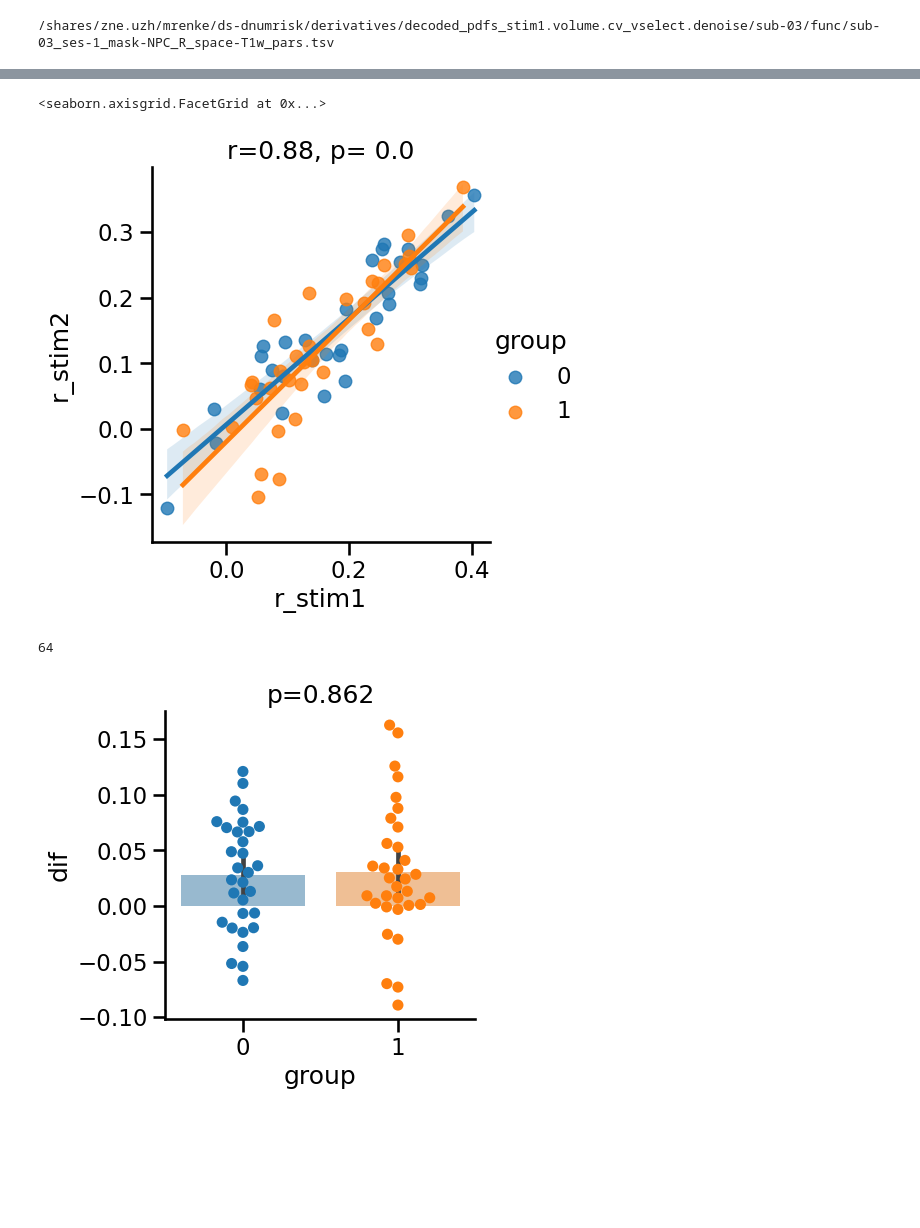
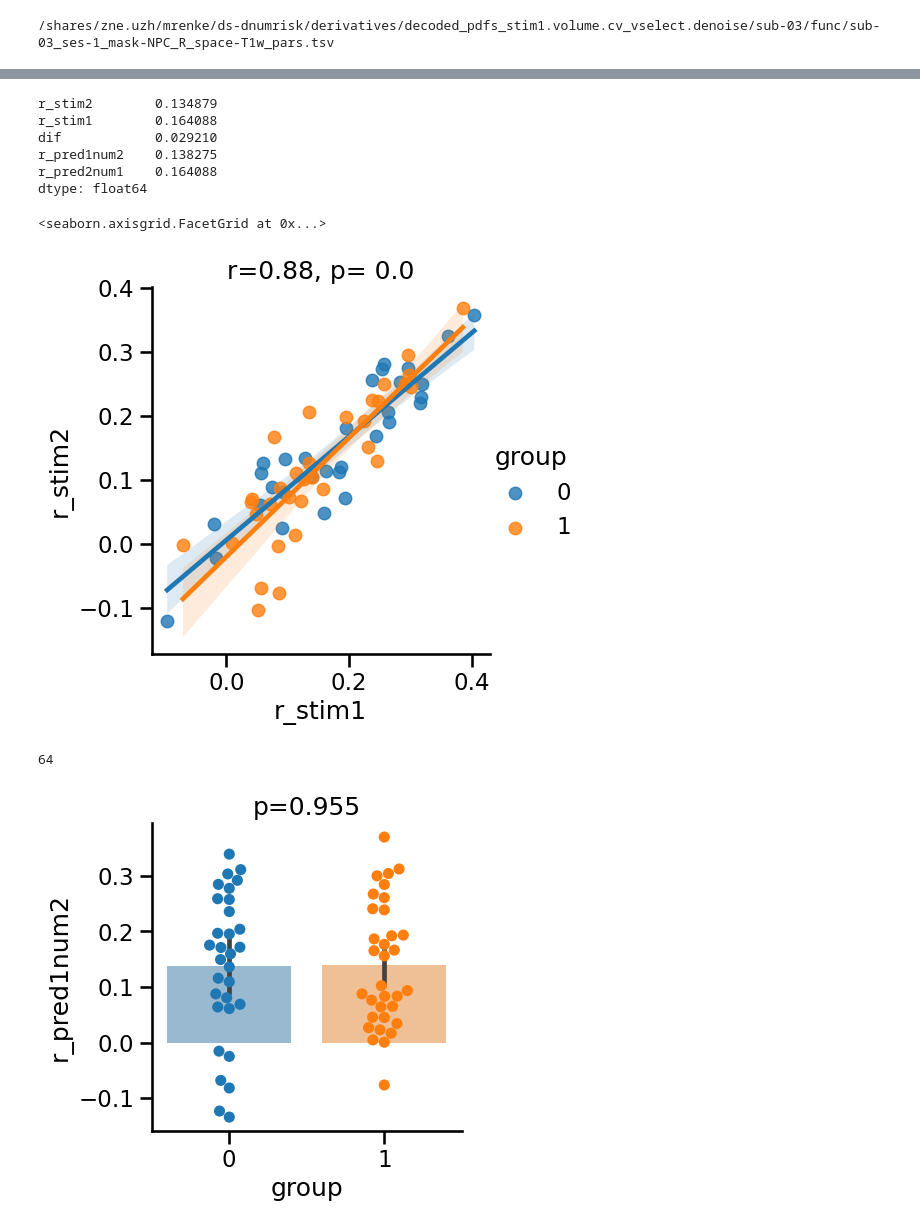
Before and after one commit to mrenke/numrisk, a Jupyter notebook: numrisk/neural_general/ana_nPRF-stim2_cluster.ipynb, the cells around one changed output, grey strips where cells are left out. Saved outputs shown, nothing was run; the diff lists cells and outputs as text; code cells hidden in the pictures; blank space fills up the shorter version.

Commit message:
stim2 decode results ana

```diff
--- a/numrisk/neural_general/ana_nPRF-stim2_cluster.ipynb
+++ b/numrisk/neural_general/ana_nPRF-stim2_cluster.ipynb
@@ -42,6 +54,10 @@ r_stim2 = r.groupby(['subject','group'])['r'].mean()
 # %% [output]
 /shares/zne.uzh/mrenke/ds-dnumrisk/derivatives/decoded_pdfs_stim2.volume.cv_vselect.denoise/sub-03/func/sub-03_ses-1_mask-NPC_R_space-T1w_pars.tsv
 /shares/zne.uzh/mrenke/ds-dnumrisk/derivatives/decoded_pdfs_stim2.volume.cv_vselect.denoise/sub-21/func/sub-21_ses-1_mask-NPC_R_space-T1w_pars.tsv
+# %%
+# correlate predicted from stim2 with num from stim1
+r_21 = pred_stim2.groupby(['subject', 'group']).apply(lambda d: pg.corr(d['E'], d[f'log(n1)']))
+r_21 = r_21.groupby(['subject','group'])['r'].mean()
 # %%
 n_stim = 1
 
@@ -54,4 +70,8 @@ r = pred_stim2.groupby(['subject', 'group']).apply(lambda d: pg.corr(d['E'], d[f
 r_stim1 = r.groupby(['subject','group'])['r'].mean()
 # %% [output]
 /shares/zne.uzh/mrenke/ds-dnumrisk/derivatives/decoded_pdfs_stim1.volume.cv_vselect.denoise/sub-03/func/sub-03_ses-1_mask-NPC_R_space-T1w_pars.tsv
+# %%
+# correlate predicted from stim2 with num from stim1
+r_12 = pred_stim1.groupby(['subject', 'group']).apply(lambda d: pg.corr(d['E'], d[f'log(n2)']))
+r_12 = r_12.groupby(['subject','group'])['r'].mean()
 # %%
@@ -75,8 +95,19 @@ print(len(temp))
 rs = pd.DataFrame(r_stim2).rename(columns ={'r':'r_stim2'}).join(pd.DataFrame(r_stim1).rename(columns ={'r':'r_stim1'}))
 
 rs['dif'] = rs['r_stim1'] - rs['r_stim2']
+# %%
+rs_ = pd.DataFrame(r_12).rename(columns ={'r':'r_pred1num2'}).join(pd.DataFrame(r_21).rename(columns ={'r':'r_pred2num1'}))
+
+df_comb = rs.join(rs_)
+df_comb.mean(axis=0)
+# %% [output]
+r_stim2        0.134879
+r_stim1        0.164088
+dif            0.029210
+r_pred1num2    0.138275
+r_pred2num1    0.164088
+dtype: float64
 # %%
-df_comb = rs
 
 y_var = 'r_stim2'
 x_var = 'r_stim1'
@@ -89,21 +120,21 @@ fig = sns.lmplot(x=x_var, y=y_var, data=df_comb.reset_index(),hue='group') #
 fig.set(title=f'r={r_}, p= {p}')
 # %% [output]
 <seaborn.axisgrid.FacetGrid at 0x...>
-[figure, old version]
+[figure, new version]
 # %%
-temp = rs
+temp = df_comb
 
-y_var = 'dif'
+y_var = 'r_pred1num2'
 an = pg.anova(data=temp.reset_index(), dv=y_var, between='group')
 p_val = np.round(an['p-unc'][0],3)
 
 sns.set_context('talk')
 fig, ax = plt.subplots(figsize=(4,4))
 sns.barplot(ax=ax,data=temp.reset_index(), x='group', y=y_var, alpha=0.5, hue='group', legend=False)
 sns.swarmplot(ax=ax, data=temp.reset_index(), x='group', y=y_var,  hue='group',size=8,legend=False)
 ax.set(title=f'p={p_val}') # ylim=(0.5,1),
 sns.despine()
 print(len(temp))
 # %% [output]
 64
-[figure, old version]
+[figure, new version]
```
Also changed, not shown: parts of 4 cells of this notebook.
